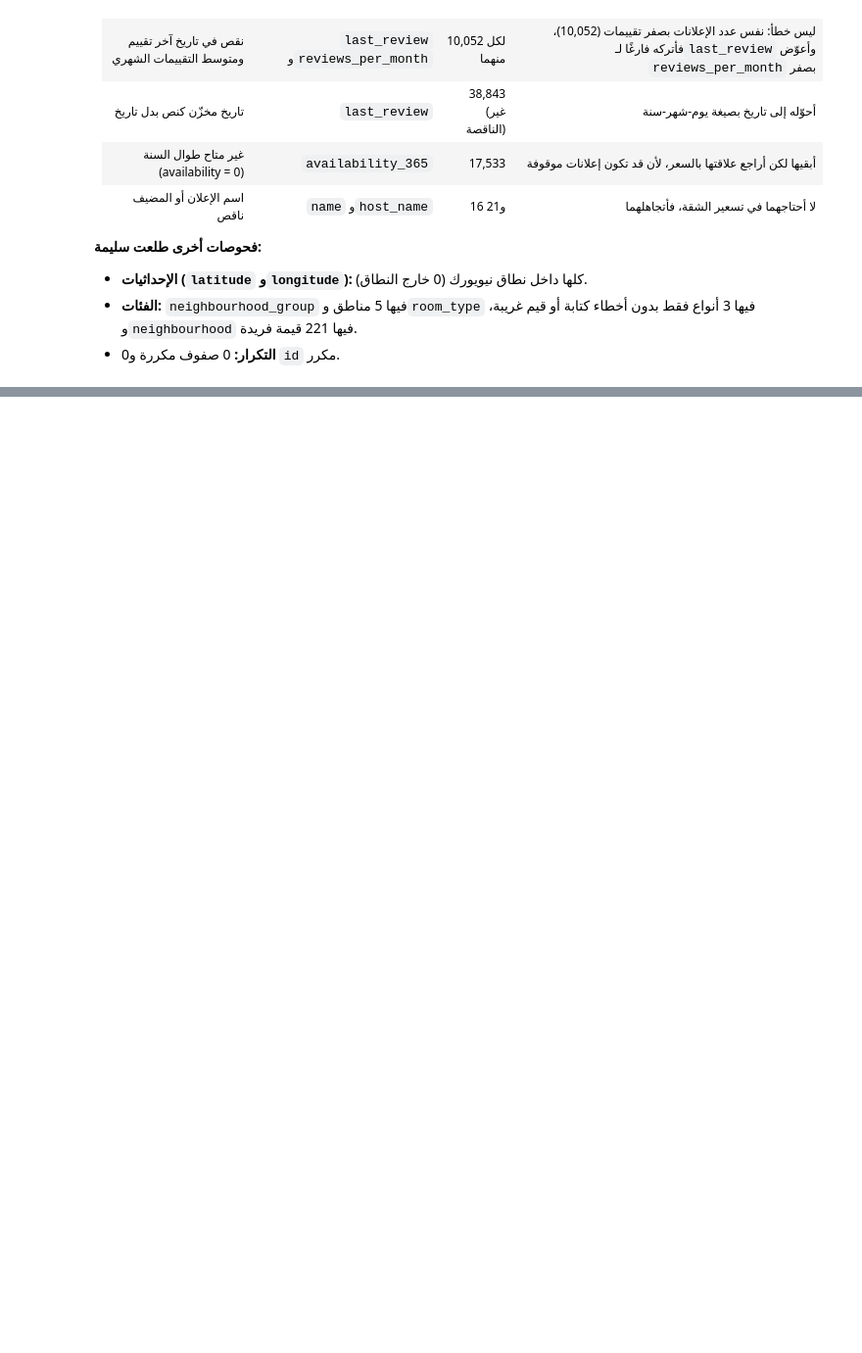
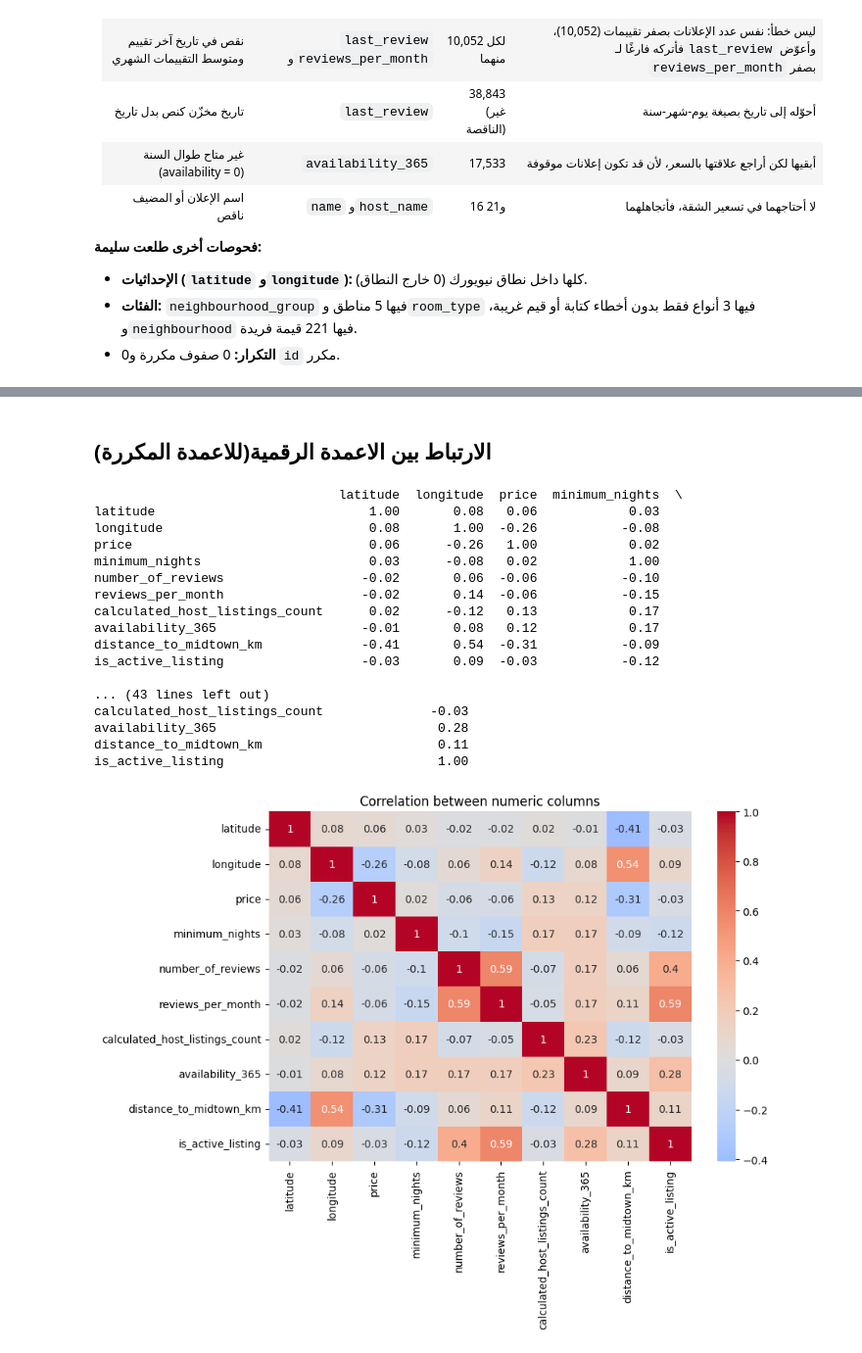
Before and after one commit to loudamn78-gif/smartstay-ai, a Jupyter notebook: notebook.ipynb, the cells around one changed output, grey strips where cells are left out. Shown at 98% size. Cells and saved outputs as stored; diff of their text form; code cells hidden in the pictures; blank space fills up the shorter version.

```diff
--- a/notebook.ipynb
+++ b/notebook.ipynb
@@ -296,0 +528,30 @@ neighbourhood فريد: 221
+# %% [markdown]
+## الارتباط بين الاعمدة الرقمية(للاعمدة المكررة)
+# %%
+num = feat.select_dtypes(include="number").drop(columns=["id", "host_id"])
+corr = num.corr().round(2)
+print(corr)
+
+plt.figure(figsize=(9, 6))
+sns.heatmap(corr, annot=True, cmap="coolwarm", center=0)
+plt.title("Correlation between numeric columns")
+plt.show()
+# %% [output]
+                                latitude  longitude  price  minimum_nights  \
+latitude                            1.00       0.08   0.06            0.03
+longitude                           0.08       1.00  -0.26           -0.08
+price                               0.06      -0.26   1.00            0.02
+minimum_nights                      0.03      -0.08   0.02            1.00
+number_of_reviews                  -0.02       0.06  -0.06           -0.10
+reviews_per_month                  -0.02       0.14  -0.06           -0.15
+calculated_host_listings_count      0.02      -0.12   0.13            0.17
+availability_365                   -0.01       0.08   0.12            0.17
+distance_to_midtown_km             -0.41       0.54  -0.31           -0.09
+is_active_listing                  -0.03       0.09  -0.03           -0.12
+
+... (43 lines left out)
+calculated_host_listings_count              -0.03
+availability_365                             0.28
+distance_to_midtown_km                       0.11
+is_active_listing                            1.00
+[figure, added]
```
Also changed, not shown: parts of 40 cells of this notebook.
